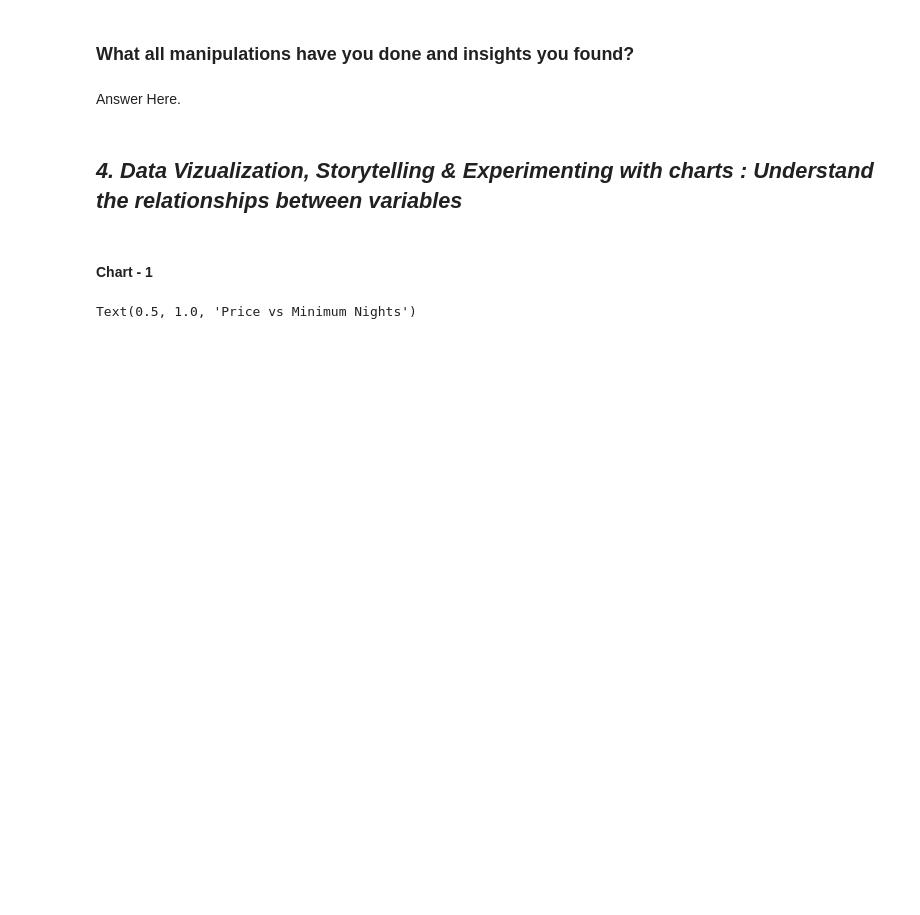
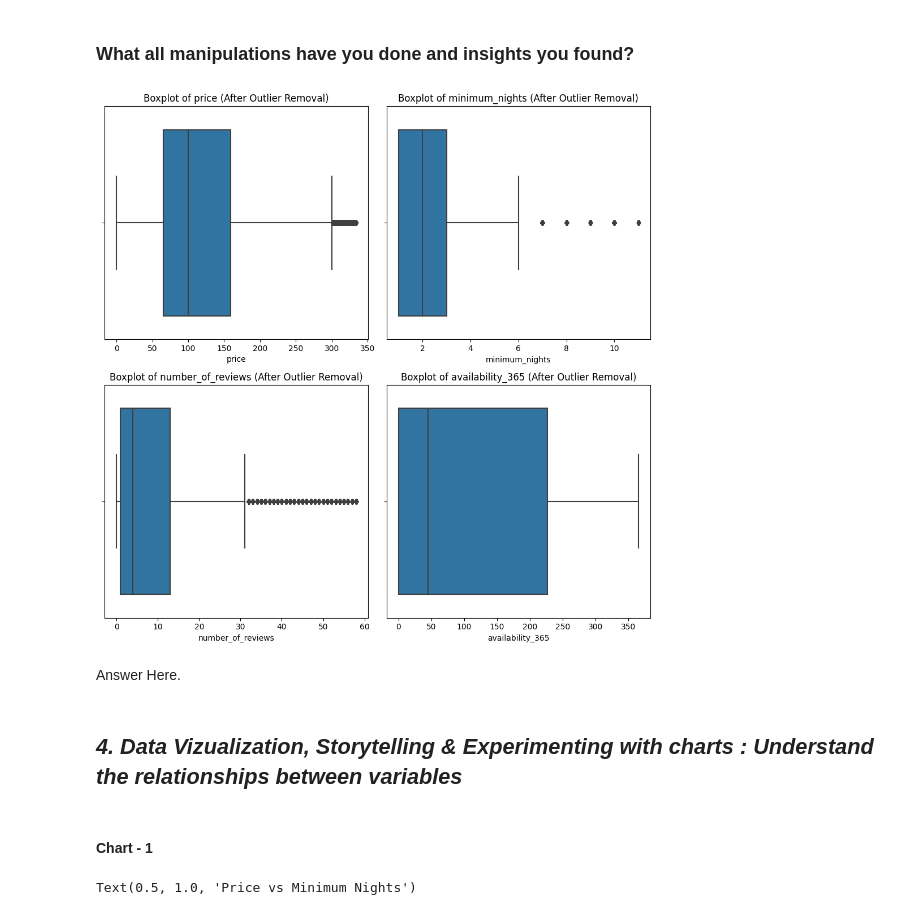
Before and after one commit to rksonu21/Air_BnB, a Jupyter notebook: EDA_Capstone_Sonu_Rajan.ipynb, the cells around one changed output. Drawn from its saved outputs; the diff is of its cells as text; code cells hidden in the pictures; blank space fills up the shorter version.

```diff
--- a/EDA_Capstone_Sonu_Rajan.ipynb
+++ b/EDA_Capstone_Sonu_Rajan.ipynb
@@ -62,10 +62,12 @@ M - Multivariate Analysis
 # %% [markdown]
 ### Import Libraries
 # %%
-# Import Libraries
+#import all library that will be used in entire project
 import numpy as np
 import pandas as pd
 import matplotlib.pyplot as plt
+%matplotlib inline
+plt.rcParams['figure.figsize'] = (10, 7)
 import seaborn as sns
 # %% [markdown]
 ### Dataset Loading
@@ -235,20 +231,0 @@ df.to_csv('Air_BnB_Clean.csv')
-# %%
-import matplotlib.pyplot as plt
-import seaborn as sns
-
-# Assuming you have a DataFrame named bnb_df
-
-# Create subplots for each variable before removing outliers
-fig, axes = plt.subplots(nrows=2, ncols=3, figsize=(15, 10))
-
-# Flatten the axes array for easy iteration
-axes = axes.flatten()
-
-# Create boxplots for each variable before removing outliers
-for i, col in enumerate(df.columns):
-    sns.boxplot(y=df[col], ax=axes[i])
-    axes[i].set_title(f'Boxplot of {col} (Before Outlier Removal)')
-
-# Adjust layout
-plt.tight_layout()
-plt.show()
@@ -257,0 +232,3 @@ TypeError: Vertical orientation requires numeric `y` variable.
+# %%
+#Remove latitude, longitude, last_review and reviews_per_month columns from original dataset
+bnb_df.drop(bnb_df.columns[[6,7,12,13]], axis=1, inplace=True)
@@ -260,29 +263,31 @@ TypeError: Vertical orientation requires numeric `y` variable.
 # %%
 # Function to remove outliers using IQR method
 def remove_outliers(data):
     q1 = data.quantile(0.25)
     q3 = data.quantile(0.75)
     iqr = q3 - q1
     lower_bound = q1 - 1.5 * iqr
     upper_bound = q3 + 1.5 * iqr
     cleaned_data = data[(data >= lower_bound) & (data <= upper_bound)]
     return cleaned_data
 
 # Create subplots for each variable after removing outliers
-fig, axes = plt.subplots(nrows=2, ncols=3, figsize=(15, 10))
+fig, axes = plt.subplots(nrows=2, ncols=2, figsize=(10, 10))
 
 # Flatten the axes array for easy iteration
 axes = axes.flatten()
 
 # Create boxplots for each variable after removing outliers
-for i, col in enumerate(bnb_df.columns):
+for i, col in enumerate(bnb_df.columns[[7,8,9,11]]):
     cleaned_data = remove_outliers(bnb_df[col])
     sns.boxplot(x=cleaned_data, ax=axes[i])
     axes[i].set_title(f'Boxplot of {col} (After Outlier Removal)')
 
 # Adjust layout
 plt.tight_layout()
 plt.show()
+# %% [output]
+[figure, added]
 # %% [markdown]
 Answer Here.
 # %% [markdown]
```
Also changed, not shown: parts of 5 cells of this notebook, 1 other file.
